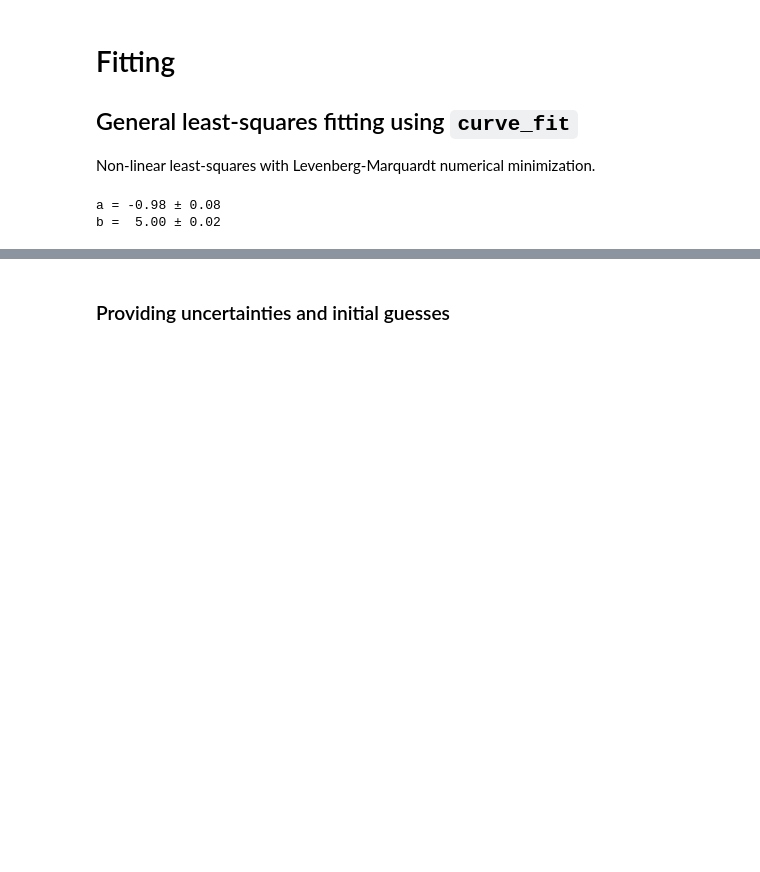
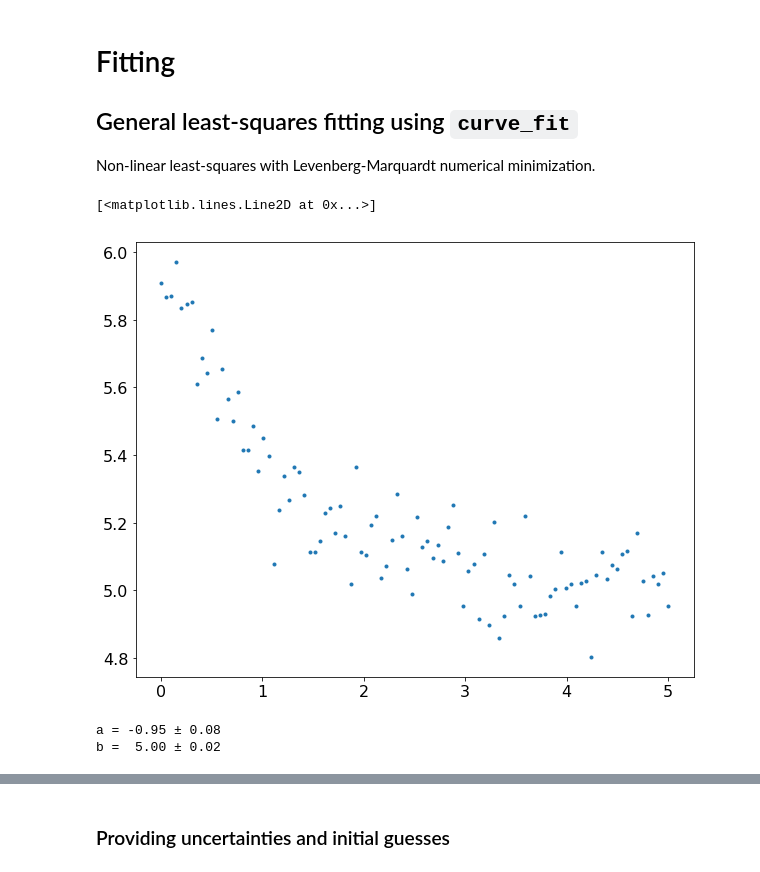
Before and after one commit to Python4AstronomersAndParticlePhysicists/PythonWorkshop-ICE, a Jupyter notebook: notebooks/07_01_scipy.ipynb, the cells around one changed output, grey strips where cells are left out. Drawn from its saved outputs; the diff is of its cells as text; code cells hidden in the pictures; blank space fills up the shorter version.

```diff
--- a/notebooks/07_01_scipy.ipynb
+++ b/notebooks/07_01_scipy.ipynb
@@ -96,14 +97,20 @@ val, unit, uncertainty
 ## General least-squares fitting using `curve_fit`
 
 Non-linear least-squares with Levenberg-Marquardt numerical minimization.
+# %%
+a = -1
+b = 5
+
+x = np.linspace(0, 5, 100)
+y = np.exp(a * x) + b + np.random.normal(0, 0.1, 100)
+
+plt.plot(x, y, '.', label='data')
+# %% [output]
+[<matplotlib.lines.Line2D at 0x...>]
+[figure, added]
 # %%
 from scipy.optimize import curve_fit
 
-a = -1
-b = 5
-
-x = np.linspace(0, 5, 100)
-y = np.exp(a * x) + b + np.random.normal(0, 0.1, 100)
 
 
 def f(x, a, b):
@@ -117,7 +124,7 @@ uncertainties = np.sqrt(np.diag(covariance_matrix))
 print('a = {:5.2f} ± {:.2f}'.format(params[0], uncertainties[0]))
 print('b = {:5.2f} ± {:.2f}'.format(params[1], uncertainties[1]))
 # %% [output]
-a = -0.98 ± 0.08
+a = -0.95 ± 0.08
 b =  5.00 ± 0.02
 # %%
 x_plot = np.linspace(-0.1, 5.1, 1000)
```
Also changed, not shown: parts of 23 cells of this notebook.
